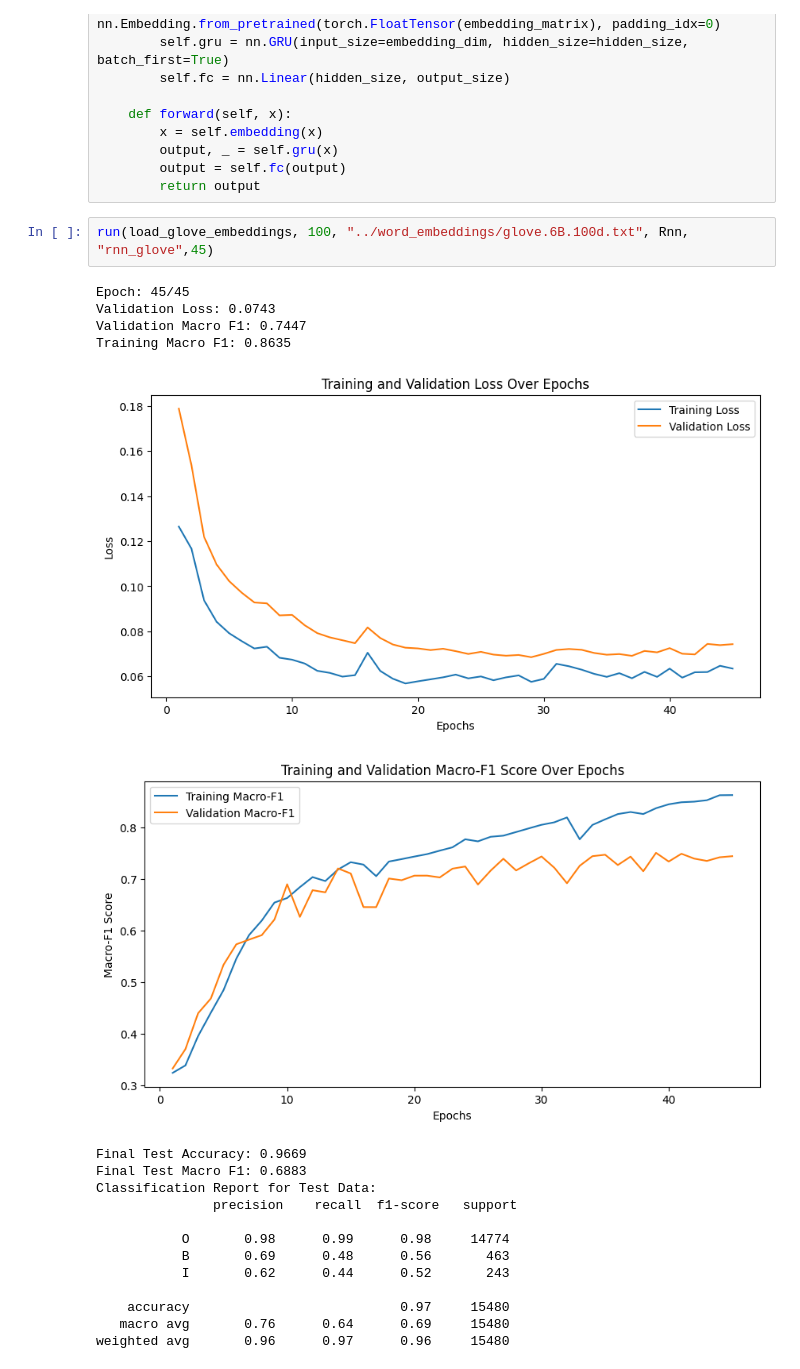
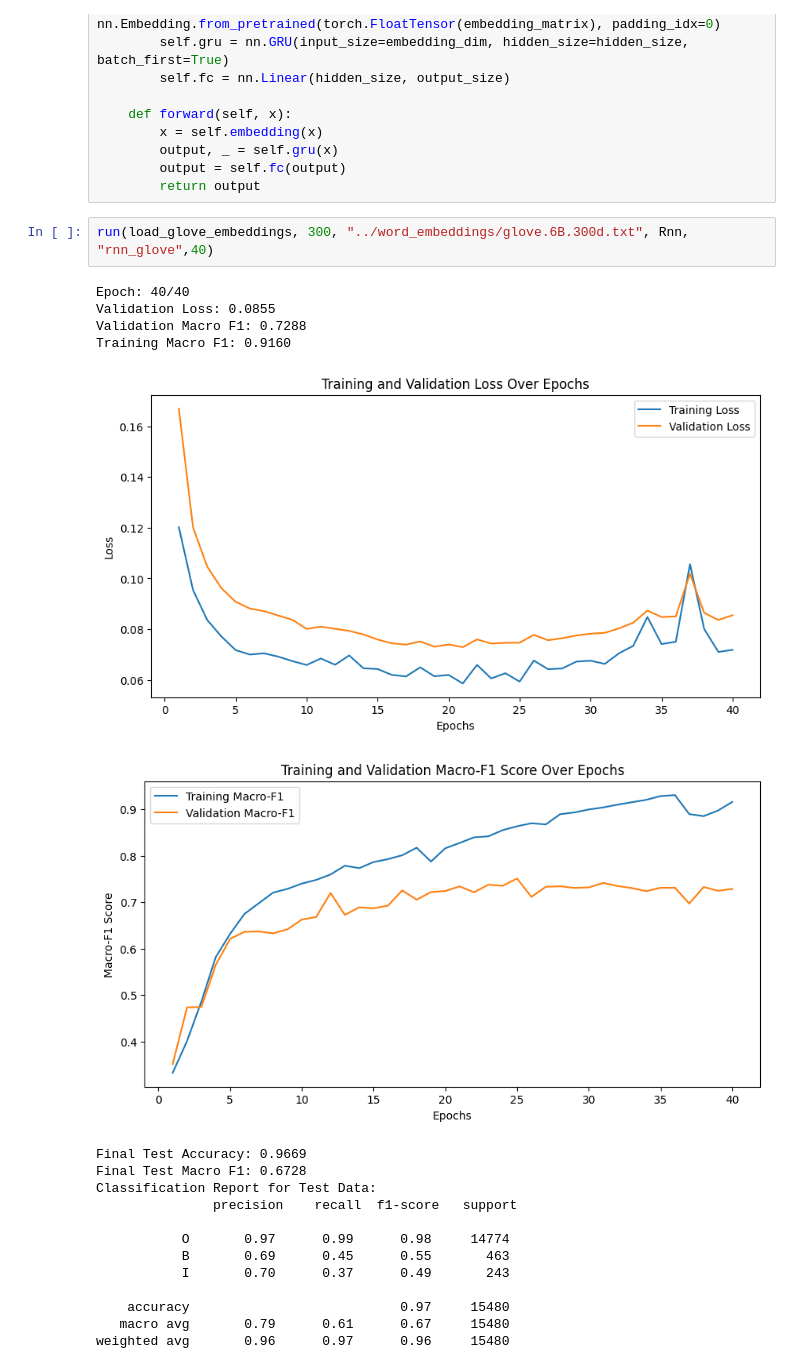
Before and after one commit to hyouteki/lanat, a Jupyter notebook: bio_encoding/dataset_2/models.ipynb, the cells around one changed output. Saved outputs shown, nothing was run; the diff lists cells and outputs as text.

```diff
--- a/bio_encoding/dataset_2/models.ipynb
+++ b/bio_encoding/dataset_2/models.ipynb
@@ -73,24 +90,24 @@ class Gru(nn.Module):
         output = self.fc(output)
         return output
 # %%
-run(load_glove_embeddings, 100, "../word_embeddings/glove.6B.100d.txt", Rnn, "rnn_glove",45)
+run(load_glove_embeddings, 300, "../word_embeddings/glove.6B.300d.txt", Rnn, "rnn_glove",40)
 # %% [output]
-Epoch: 45/45
-Validation Loss: 0.0743
-Validation Macro F1: 0.7447
-Training Macro F1: 0.8635
+Epoch: 40/40
+Validation Loss: 0.0855
+Validation Macro F1: 0.7288
+Training Macro F1: 0.9160
-[figure, old version]
+[figure, new version]
-[figure, old version]
+[figure, new version]
 Final Test Accuracy: 0.9669
-Final Test Macro F1: 0.6883
+Final Test Macro F1: 0.6728
 Classification Report for Test Data:
                precision    recall  f1-score   support
 
-           O       0.98      0.99      0.98     14774
-           B       0.69      0.48      0.56       463
-           I       0.62      0.44      0.52       243
+           O       0.97      0.99      0.98     14774
+           B       0.69      0.45      0.55       463
+           I       0.70      0.37      0.49       243
 
     accuracy                           0.97     15480
-   macro avg       0.76      0.64      0.69     15480
+   macro avg       0.79      0.61      0.67     15480
 weighted avg       0.96      0.97      0.96     15480
 # %%
```
Also changed, not shown: parts of 9 cells of this notebook, 26 other files.
